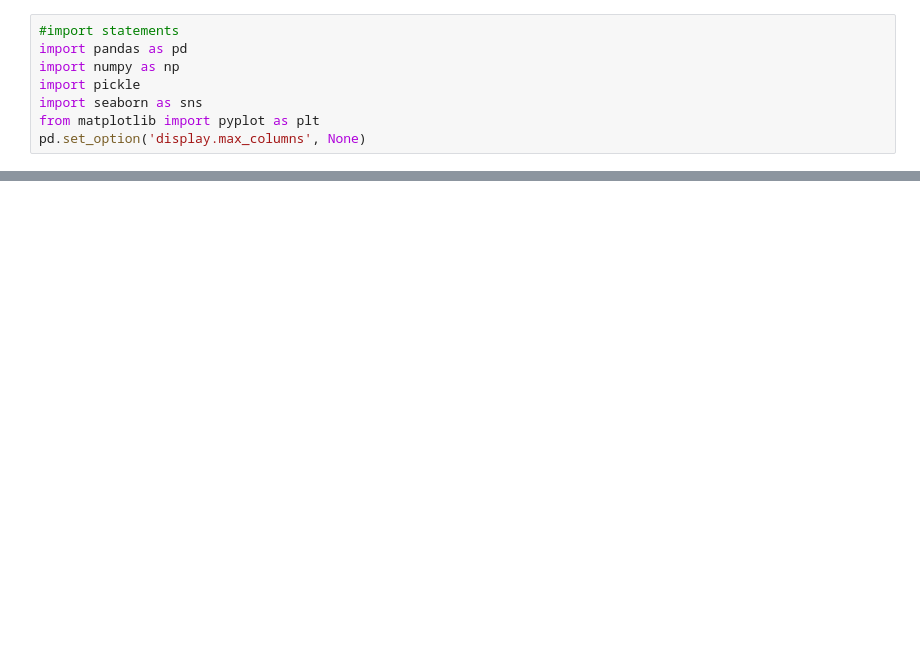
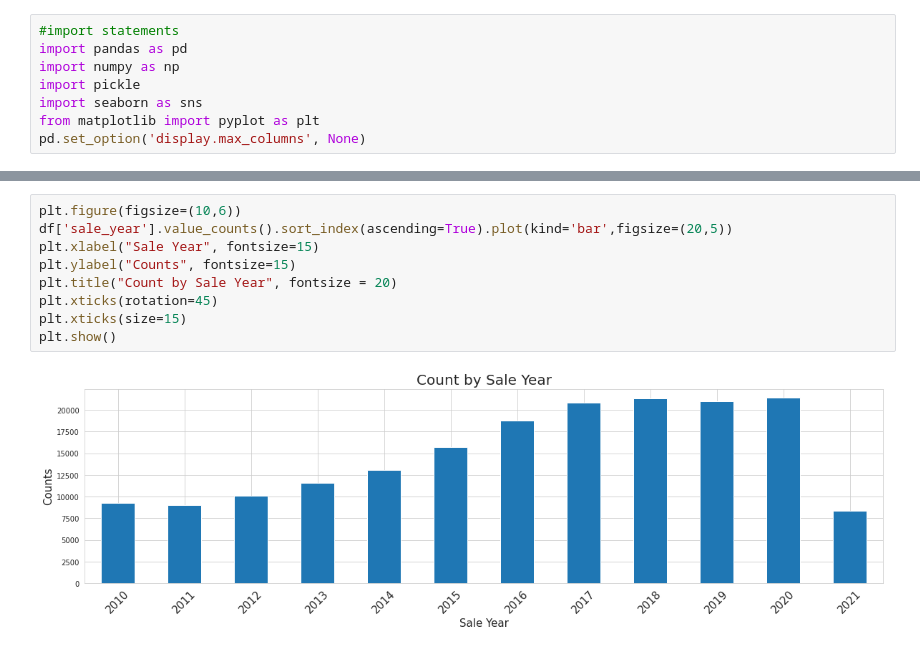
Before and after one commit to congjun-huang/Philadelphia-Housing, a Jupyter notebook: EDA/Exploratory_Analysis_One.ipynb, the cells around one changed output, grey strips where cells are left out. Drawn from its saved outputs; the diff is of its cells as text; blank space fills up the shorter version.

```diff
--- a/EDA/Exploratory_Analysis_One.ipynb
+++ b/EDA/Exploratory_Analysis_One.ipynb
@@ -155,0 +96,11 @@ plt.show()
+# %%
+plt.figure(figsize=(10,6))
+df['sale_year'].value_counts().sort_index(ascending=True).plot(kind='bar',figsize=(20,5))
+plt.xlabel("Sale Year", fontsize=15)
+plt.ylabel("Counts", fontsize=15)
+plt.title("Count by Sale Year", fontsize = 20)
+plt.xticks(rotation=45)
+plt.xticks(size=15)
+plt.show()
+# %% [output]
+[figure, added]
```
Also changed, not shown: parts of 26 cells of this notebook.
